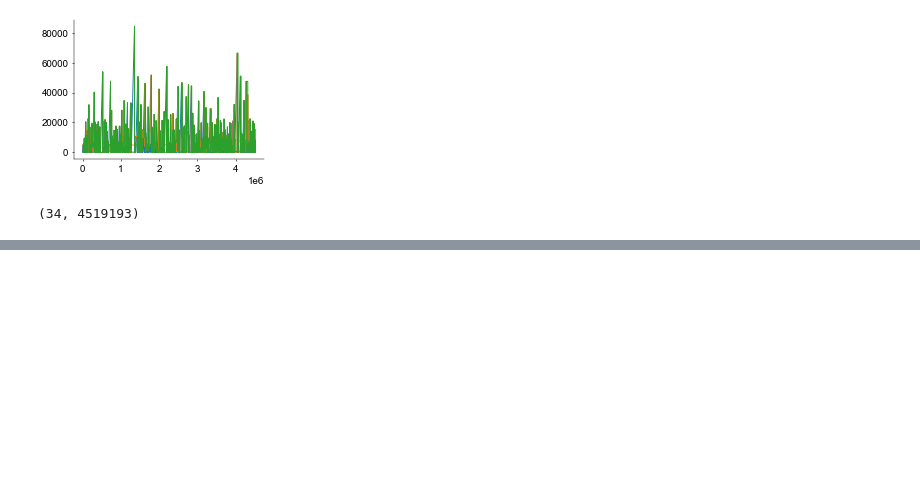
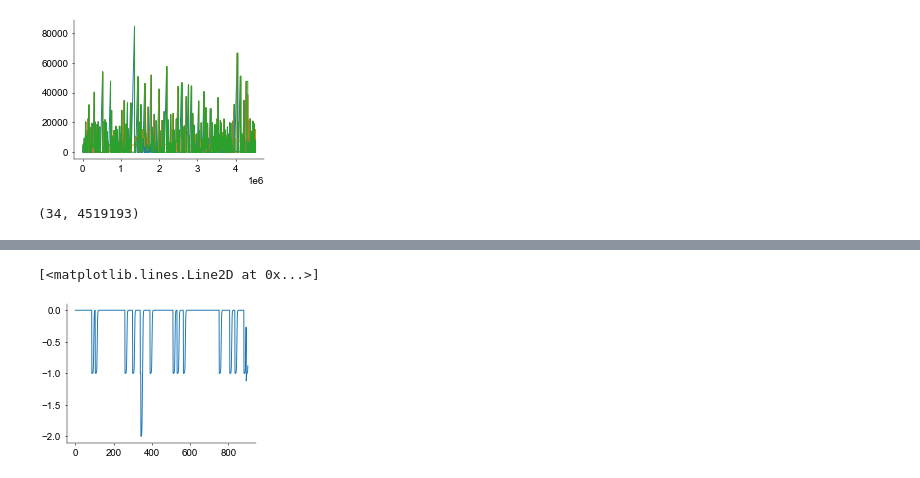
Before and after one commit to davindicode/nonparametric-nonrenewal-process, a Jupyter notebook: notebooks/CA_fit.ipynb, the cells around one changed output, grey strips where cells are left out. Saved outputs shown, nothing was run; the diff lists cells and outputs as text; code cells hidden in the pictures; blank space fills up the shorter version.

```diff
--- a/notebooks/CA_fit.ipynb
+++ b/notebooks/CA_fit.ipynb
@@ -89,0 +174,10 @@ lib.inference.loaders.SpikeTrainLoader()
+# %%
+Y = (np.random.randn(1, neurons, 1000) > 2.1).astype(float)
+out, KL = flt.apply_filter(prng_state, Y, True)
+# %%
+n = 0
+
+plt.plot(out[0, n, :])
+# %% [output]
+[<matplotlib.lines.Line2D at 0x...>]
+[figure, added]
```
Also changed, not shown: parts of 20 cells of this notebook, 7 other files.
